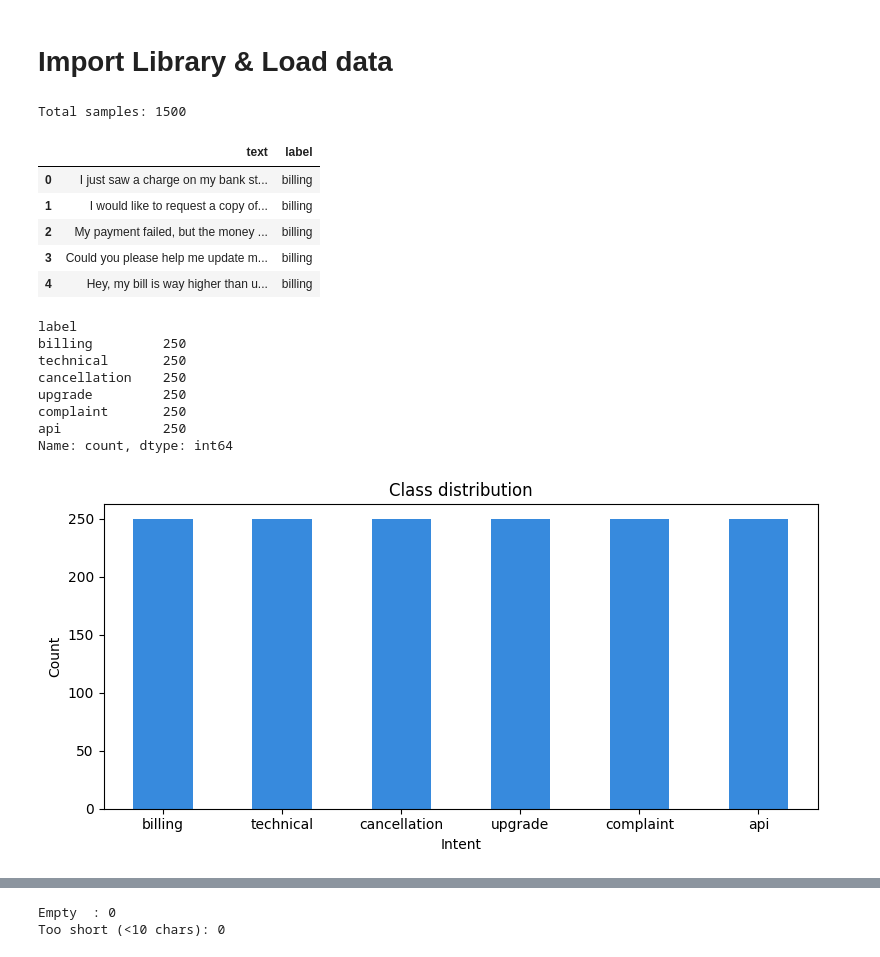
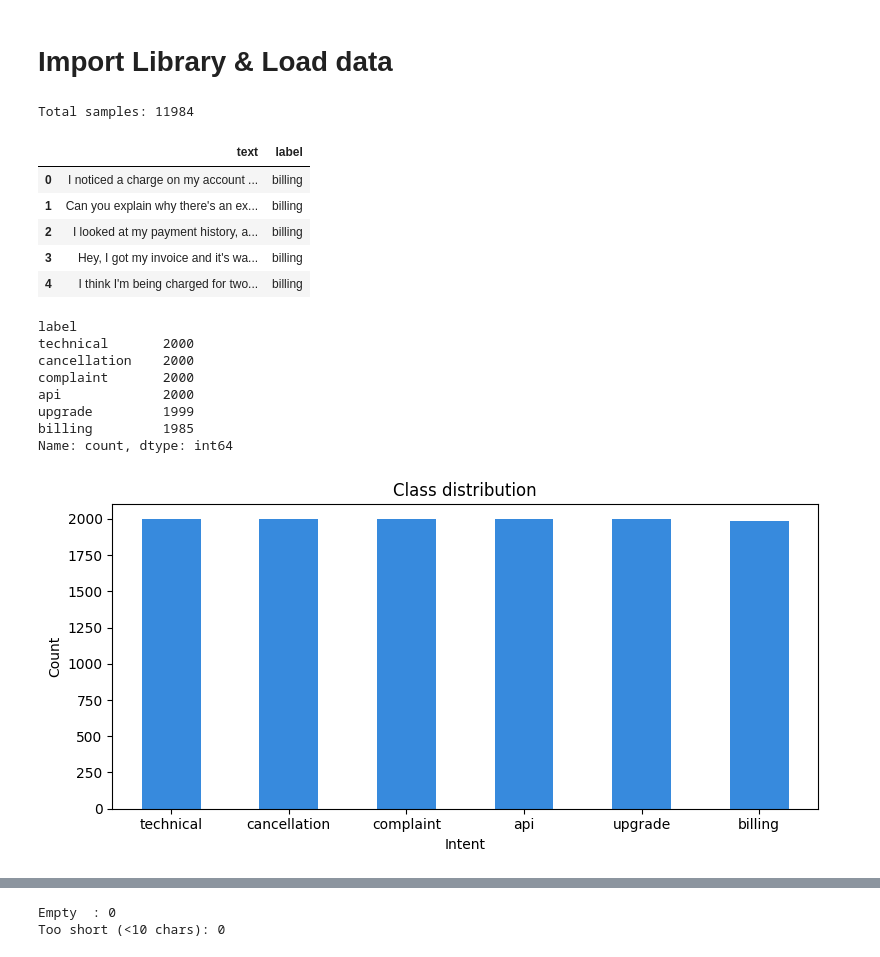
Before and after one commit to cngchis/Support-ticket-router, a Jupyter notebook: notebooks/data_analysis.ipynb, the cells around one changed output, grey strips where cells are left out. Drawn from its saved outputs; the diff is of its cells as text; code cells hidden in the pictures.

```diff
--- a/notebooks/data_analysis.ipynb
+++ b/notebooks/data_analysis.ipynb
@@ -3,24 +3,24 @@
 # %%
 import pandas as pd
 import jsonlines
 import matplotlib.pyplot as plt
 import seaborn as sns
 from collections import Counter
 
-with jsonlines.open("../data/raw_dataset.jsonl") as reader:
+with jsonlines.open("../data/raw/raw_dataset.jsonl") as reader:
     data = list(reader)
 
 df = pd.DataFrame(data)
 print(f"Total samples: {len(df)}")
 df.head()
 # %% [output]
-Total samples: 1500
+Total samples: 11984
 |  | text | label |
-| 0 | I just saw a charge on my bank st... | billing |
-| 1 | I would like to request a copy of... | billing |
-| 2 | My payment failed, but the money ... | billing |
-| 3 | Could you please help me update m... | billing |
-| 4 | Hey, my bill is way higher than u... | billing |
+| 0 | I noticed a charge on my account ... | billing |
+| 1 | Can you explain why there's an ex... | billing |
+| 2 | I looked at my payment history, a... | billing |
+| 3 | Hey, I got my invoice and it's wa... | billing |
+| 4 | I think I'm being charged for two... | billing |
 # %%
 dist = df["label"].value_counts()
 print(dist)
@@ -35,12 +35,12 @@ plt.tight_layout()
 plt.show()
 # %% [output]
 label
-billing         250
-technical       250
-cancellation    250
-upgrade         250
-complaint       250
-api             250
+technical       2000
+cancellation    2000
+complaint       2000
+api             2000
+upgrade         1999
+billing         1985
 Name: count, dtype: int64
-[figure, old version]
+[figure, new version]
 # %%
```
Also changed, not shown: parts of 7 cells of this notebook.
